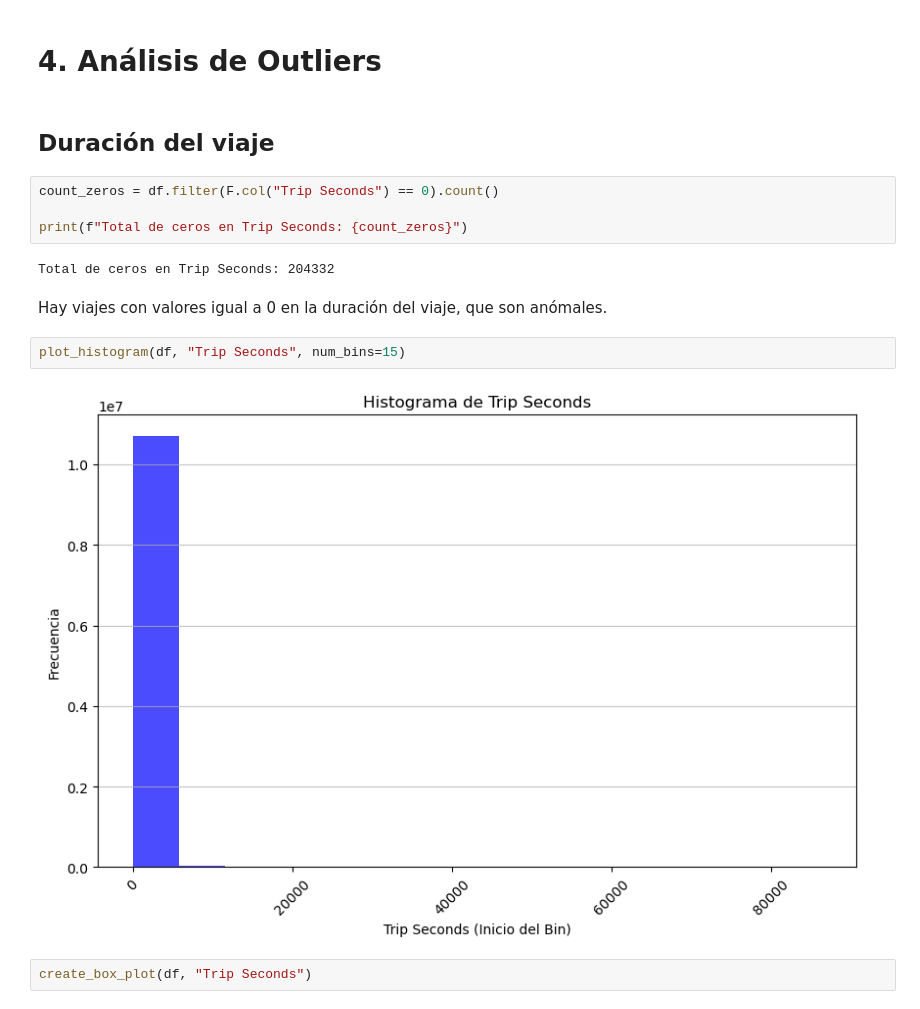
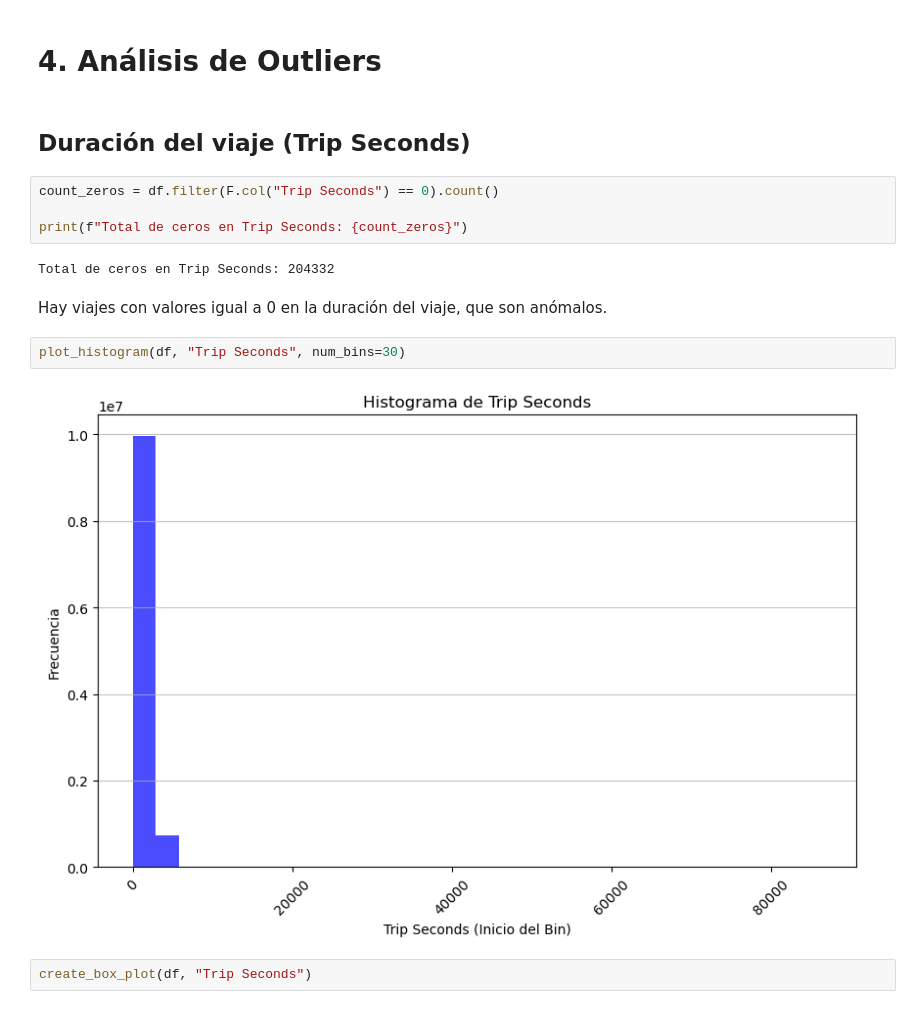
Before and after one commit to cuauhtemocbe/Taxi-GCP-Spark, a Jupyter notebook: Taxis_Trips_Prediction.ipynb, the cells around one changed output. Saved outputs shown, nothing was run; the diff lists cells and outputs as text.

```diff
--- a/Taxis_Trips_Prediction.ipynb
+++ b/Taxis_Trips_Prediction.ipynb
@@ -1021,7 +1033,7 @@ plt.show()
 # %% [markdown]
 # 4. Análisis de Outliers
 # %% [markdown]
-## Duración del viaje
+## Duración del viaje (Trip Seconds)
 # %%
 count_zeros = df.filter(F.col("Trip Seconds") == 0).count()
 
@@ -1029,11 +1041,11 @@ print(f"Total de ceros en Trip Seconds: {count_zeros}")
 # %% [output]
 Total de ceros en Trip Seconds: 204332
 # %% [markdown]
-Hay viajes con valores igual a 0 en la duración del viaje, que son anómales.
+Hay viajes con valores igual a 0 en la duración del viaje, que son anómalos.
 # %%
-plot_histogram(df, "Trip Seconds", num_bins=15)
+plot_histogram(df, "Trip Seconds", num_bins=30)
 # %% [output]
-[figure, old version]
+[figure, new version]
 # %%
 create_box_plot(df, "Trip Seconds")
 # %% [output]
```
Also changed, not shown: parts of 61 cells of this notebook.
